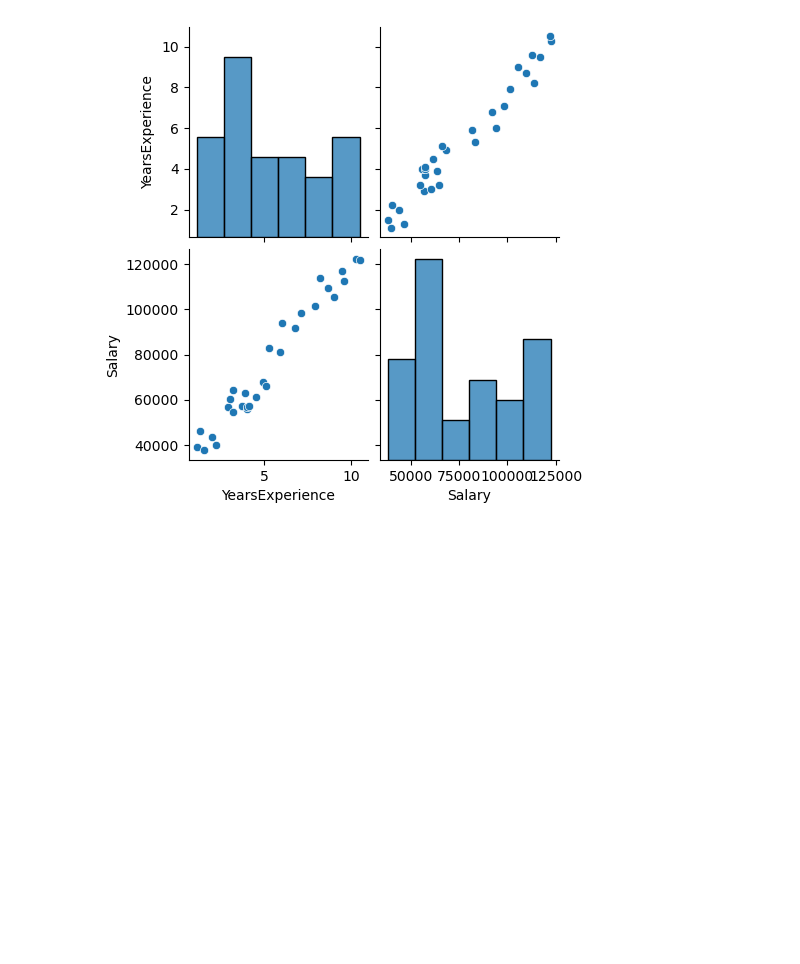
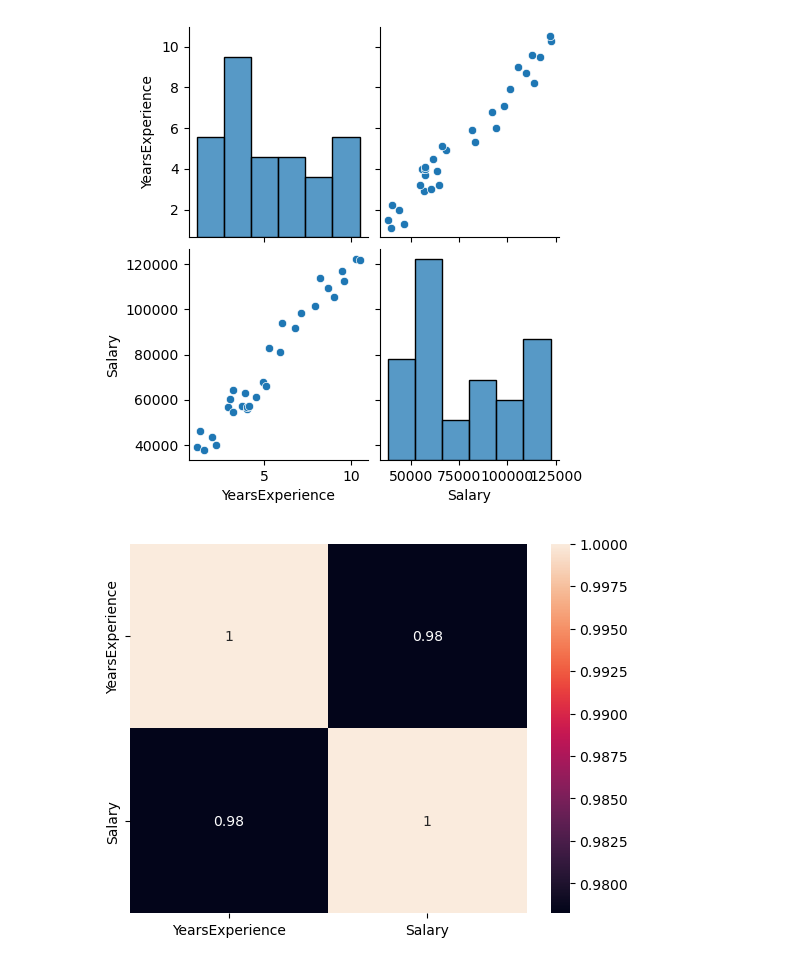
Before and after one commit to longmen2019/Salary_Prediction_With_SageMaker, a Jupyter notebook: Salary_Prediction_With_SageMaker.ipynb, the cells around one changed output. Saved outputs shown, nothing was run; the diff lists cells and outputs as text; code cells hidden in the pictures; blank space fills up the shorter version.

```diff
--- a/Salary_Prediction_With_SageMaker.ipynb
+++ b/Salary_Prediction_With_SageMaker.ipynb
@@ -193,3 +193,19 @@ sns.pairplot(salary_df)
 # %% [output]
 <seaborn.axisgrid.PairGrid at 0x...>
 [figure]
+# %%
+# Calculate the correlation matrix for the DataFrame
+# The corr() method computes pairwise correlation of columns, excluding NA/null values.
+# The resulting correlation matrix shows the correlation coefficients between each pair of columns in the DataFrame.
+corr_matrix = salary_df.corr()
+
+# Create a heatmap to visualize the correlation matrix using seaborn
+# sns.heatmap() is used to plot the correlation matrix as a heatmap.
+# annot=True adds the correlation coefficient values as annotations on the heatmap cells.
+sns.heatmap(corr_matrix, annot=True)
+
+# Display the heatmap
+# plt.show() is used to display the plot.
+plt.show()
+# %% [output]
+[figure, added]
```
Also changed, not shown: parts of 16 cells of this notebook.
